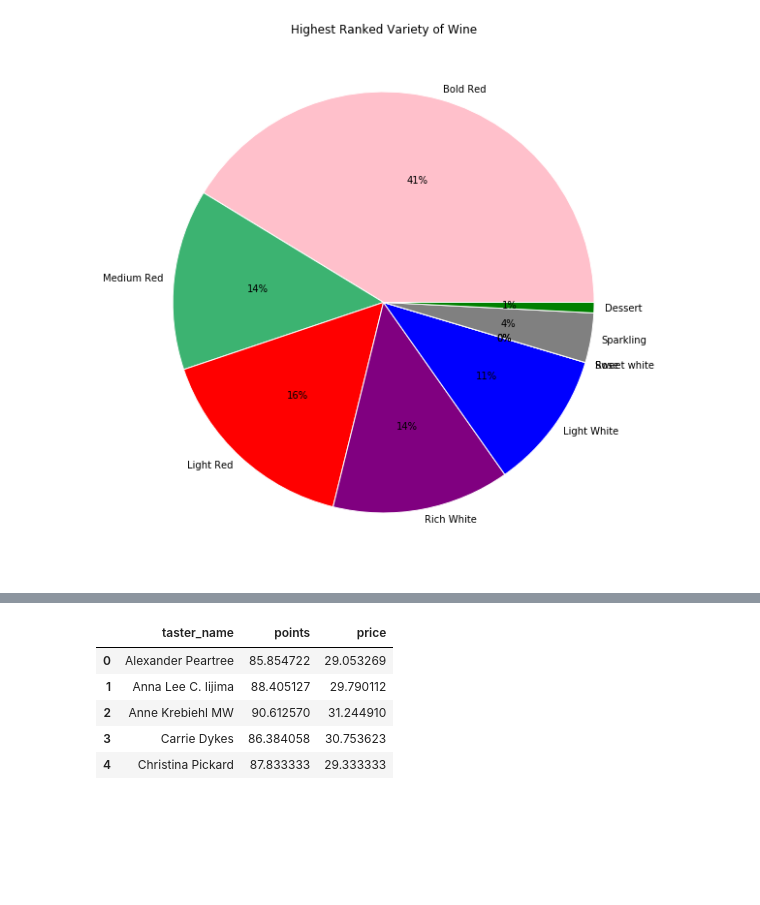
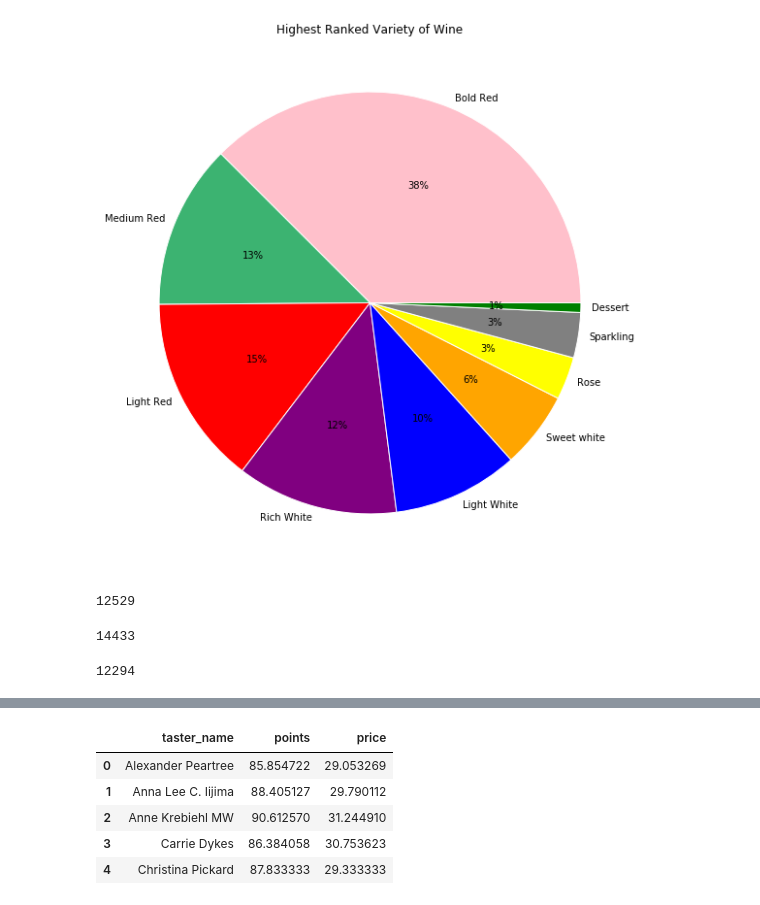
Before and after one commit to renatonico/Pygeons, a Jupyter notebook: notebooks/matt.ipynb, the cells around one changed output, grey strips where cells are left out. Saved outputs shown, nothing was run; the diff lists cells and outputs as text; code cells hidden in the pictures; blank space fills up the shorter version.

```diff
--- a/notebooks/matt.ipynb
+++ b/notebooks/matt.ipynb
@@ -118,10 +75,10 @@ rich_white_count = rich_white["variety"].count()
 light_white = df_2.loc[df_2['variety']=='Light White']
 light_white_count = light_white["variety"].count()
 
-sweet_white = df_2.loc[df_2['variety']=='Sweet white']
+sweet_white = df_2.loc[df_2['variety']=='Sweet White']
 sweet_white_count = sweet_white["variety"].count()
 
-rose = df_2.loc[df_2['variety']=='Rose']
+rose = df_2.loc[df_2['variety']=='Rosé']
 rose_count = rose["variety"].count()
 
 sparkling = df_2.loc[df_2['variety']=='Sparkling']
@@ -130,21 +87,21 @@ sparkling_count = sparkling["variety"].count()
 dessert = df_2.loc[df_2['variety']=='Dessert']
 dessert_count = dessert["variety"].count()
 # %%
-sizes = (bold_count, medium_red_count, light_red_count, rich_white_count,light_white_count, sweet_white_count, rose_count, sparkling_count,dessert_count  )
+sizes = (bold_red_count, medium_red_count, light_red_count, rich_white_count,light_white_count, sweet_white_count, rose_count, sparkling_count,dessert_count  )
 
 #sizes = sorted(sizes)
 
 labels = 'Bold Red','Medium Red', 'Light Red','Rich White', 'Light White','Sweet white','Rose','Sparkling','Dessert'
 colors = [ 'Pink', 'mediumseagreen', 'red', 'purple', 'blue', 'orange', 'yellow', 'grey', 'green']
 
 fig = plt.figure(figsize=[10, 10])
 ax = fig.add_subplot(111)
 
 pie_wedge_collection = ax.pie(sizes, colors=colors, labels=labels, autopct="%1.00f%%",labeldistance=1.05);
 
 for pie_wedge in pie_wedge_collection[0]:
     pie_wedge.set_edgecolor('white')
 
 ax.set_title("Highest Ranked Variety of Wine");
 # %% [output]
-[figure, old version]
+[figure, new version]
@@ -150,0 +117,12 @@ ax.set_title("Highest Ranked Variety of Wine");
+# %%
+medium_red_count.sum()
+# %% [output]
+12529
+# %%
+light_red_count.sum()
+# %% [output]
+14433
+# %%
+rich_white_count.sum()
+# %% [output]
+12294
```
Also changed, not shown: parts of 20 cells of this notebook.
